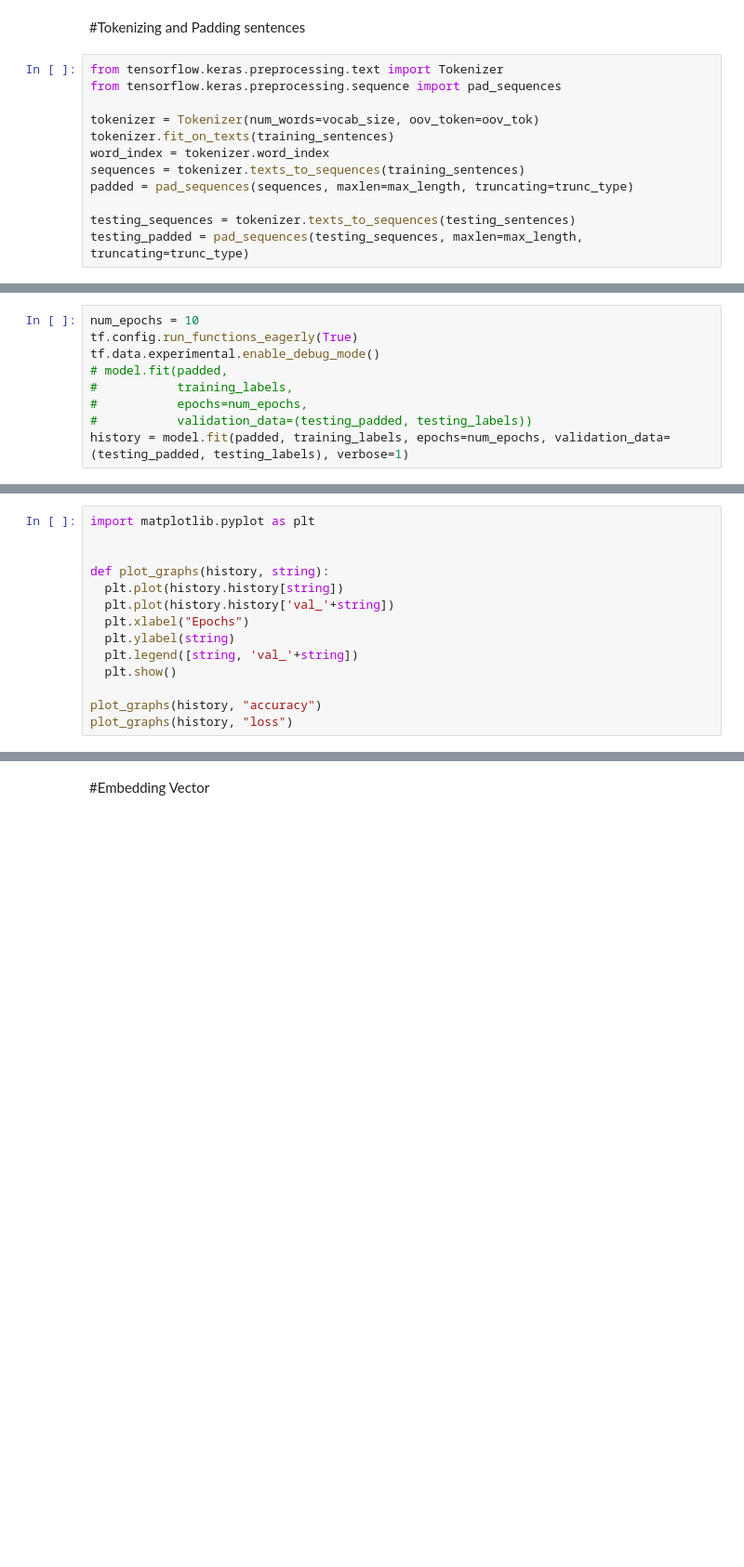
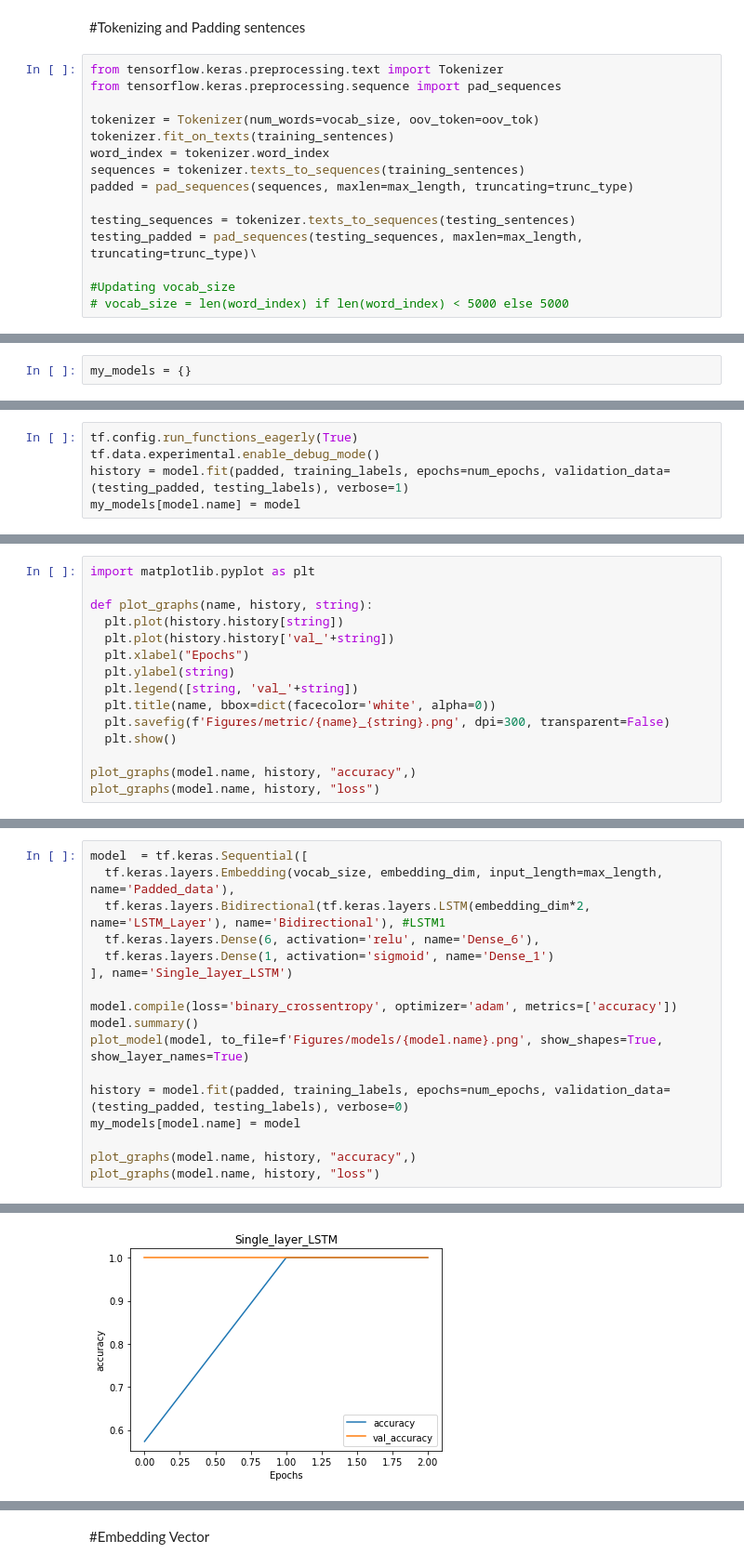
Before and after one commit to chayon123/Bangla_vulger_word_detection, a Jupyter notebook: Main.ipynb, the cells around one changed output, grey strips where cells are left out. Shown: that part at 93% size. Cells and saved outputs as stored; diff of their text form; blank space fills up the shorter version.

```diff
--- a/Main.ipynb
+++ b/Main.ipynb
@@ -47,4 +51,7 @@ sequences = tokenizer.texts_to_sequences(training_sentences)
 padded = pad_sequences(sequences, maxlen=max_length, truncating=trunc_type)
 
 testing_sequences = tokenizer.texts_to_sequences(testing_sentences)
-testing_padded = pad_sequences(testing_sequences, maxlen=max_length, truncating=trunc_type)
+testing_padded = pad_sequences(testing_sequences, maxlen=max_length, truncating=trunc_type)\
+
+#Updating vocab_size
+# vocab_size = len(word_index) if len(word_index) < 5000 else 5000
@@ -51 +60,3 @@ testing_padded = pad_sequences(testing_sequences, maxlen=max_length, truncating=
+# %%
+my_models = {}
 # %% [markdown]
@@ -87,10 +97,6 @@ _________________________________________________________________
 # %%
-num_epochs = 10
 tf.config.run_functions_eagerly(True)
 tf.data.experimental.enable_debug_mode()
-# model.fit(padded,
-#           training_labels,
-#           epochs=num_epochs,
-#           validation_data=(testing_padded, testing_labels))
 history = model.fit(padded, training_labels, epochs=num_epochs, validation_data=(testing_padded, testing_labels), verbose=1)
+my_models[model.name] = model
 # %% [output]
@@ -117,14 +109,15 @@ Epoch 10/10
 # %%
 import matplotlib.pyplot as plt
 
-
-def plot_graphs(history, string):
+def plot_graphs(name, history, string):
   plt.plot(history.history[string])
   plt.plot(history.history['val_'+string])
   plt.xlabel("Epochs")
   plt.ylabel(string)
   plt.legend([string, 'val_'+string])
+  plt.title(name, bbox=dict(facecolor='white', alpha=0))
+  plt.savefig(f'Figures/metric/{name}_{string}.png', dpi=300, transparent=False)
   plt.show()
 
-plot_graphs(history, "accuracy")
-plot_graphs(history, "loss")
+plot_graphs(model.name, history, "accuracy",)
+plot_graphs(model.name, history, "loss")
@@ -135,0 +126,18 @@ pred = (model.predict(testing_padded) > 0.5).astype(int)
+# %%
+model  = tf.keras.Sequential([
+  tf.keras.layers.Embedding(vocab_size, embedding_dim, input_length=max_length, name='Padded_data'),
+  tf.keras.layers.Bidirectional(tf.keras.layers.LSTM(embedding_dim*2, name='LSTM_Layer'), name='Bidirectional'), #LSTM1
+  tf.keras.layers.Dense(6, activation='relu', name='Dense_6'),
+  tf.keras.layers.Dense(1, activation='sigmoid', name='Dense_1')
+], name='Single_layer_LSTM')
+
+model.compile(loss='binary_crossentropy', optimizer='adam', metrics=['accuracy'])
+model.summary()
+plot_model(model, to_file=f'Figures/models/{model.name}.png', show_shapes=True, show_layer_names=True)
+
+history = model.fit(padded, training_labels, epochs=num_epochs, validation_data=(testing_padded, testing_labels), verbose=0)
+my_models[model.name] = model
+
+plot_graphs(model.name, history, "accuracy",)
+plot_graphs(model.name, history, "loss")
+# %% [output]
@@ -135,0 +162 @@ pred = (model.predict(testing_padded) > 0.5).astype(int)
+[figure, added]
```
Also changed, not shown: parts of 18 cells of this notebook.
